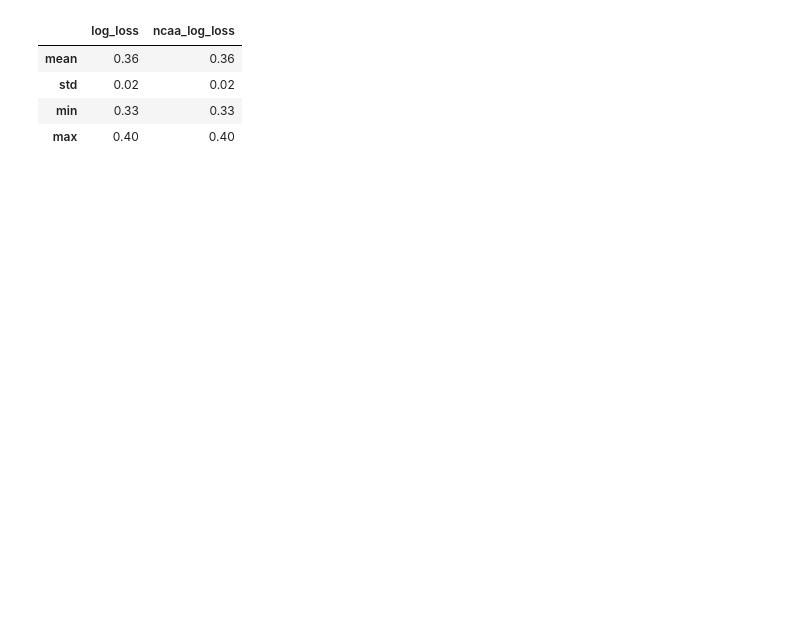
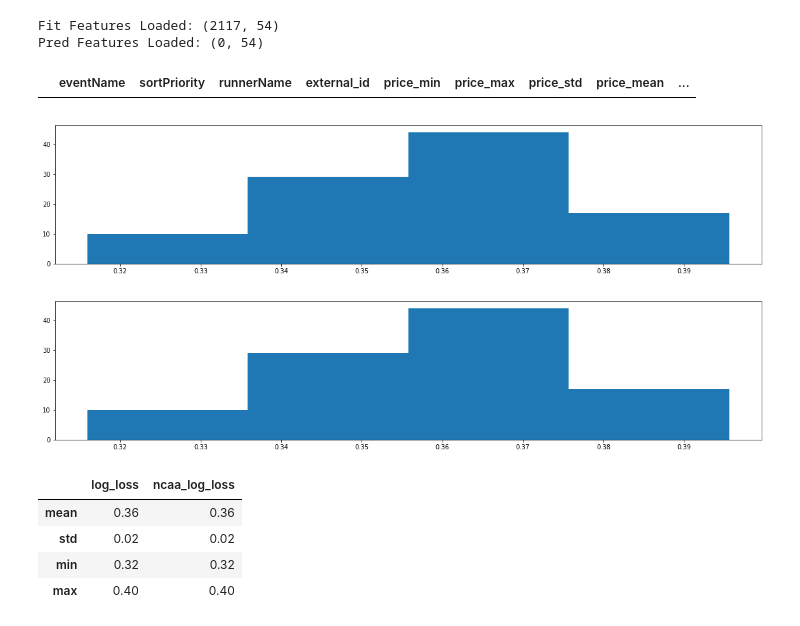
Before and after one commit to TheMoods/MarchMadness, a Jupyter notebook: Game_Set_Model.ipynb, the cells around one changed output. Saved outputs shown, nothing was run; the diff lists cells and outputs as text; code cells hidden in the pictures; blank space fills up the shorter version.

```diff
--- a/Game_Set_Model.ipynb
+++ b/Game_Set_Model.ipynb
@@ -33,8 +15,19 @@ table[table['E(r)'] > 1].sort_values('E(r)', ascending=False)
+# %%
+gsm = GameSetModel()
+# %% [output]
+Fit Features Loaded: (2117, 54)
+Pred Features Loaded: (0, 54)
+# %%
+gsm.get_prediction_table().dropna()
+# %% [output]
+|  | eventName | sortPriority | runnerName | external_id | price_min | price_max | price_std | price_mean | ... |
 # %%
-gsm.model.cross_validate(n=10)
+gsm.model.cross_validate(n=100, n_splits=5, show_hist=True)
 # %% [output]
+[figure, added]
+[figure, added]
 |  | log_loss | ncaa_log_loss |
 | mean | 0.36 | 0.36 |
 | std | 0.02 | 0.02 |
-| min | 0.33 | 0.33 |
+| min | 0.32 | 0.32 |
 | max | 0.40 | 0.40 |
```
Also changed, not shown: parts of 2 cells of this notebook, 12 other files.
